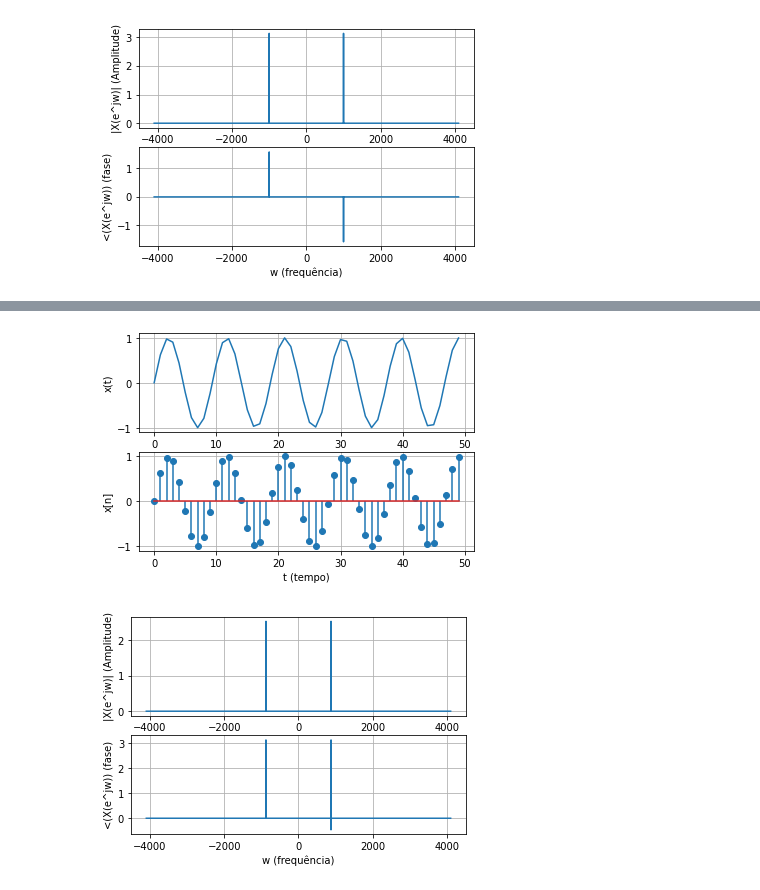
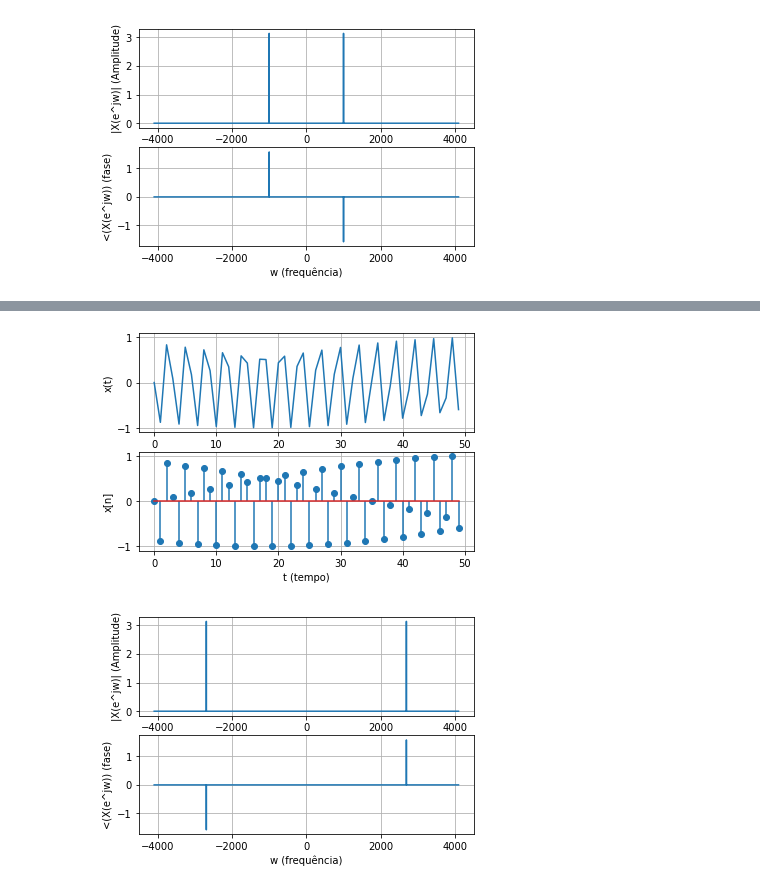
Before and after one commit to thamiress-t/Projeto-1-PDS, a Jupyter notebook: Script/Projeto 1 - PDS (comentado).ipynb, the cells around one changed output, grey strips where cells are left out. Saved outputs shown, nothing was run; the diff lists cells and outputs as text; code cells hidden in the pictures.

```diff
--- a/Script/Projeto 1 - PDS (comentado).ipynb
+++ b/Script/Projeto 1 - PDS (comentado).ipynb
@@ -141,14 +141,14 @@ mag6,fase6,w = ctfts(xn6,1/8192)
 # %%
 #o0 = 5500
-n7,xn7 =generator(5500)
+n7,xn7 =generator(2*np.pi*5500)
 plotting(n7,xn7)
 # %% [output]
-[figure, old version]
+[figure, new version]
 # %%
 #Transformada de Fourier de Tempo Continuo
 mag7,fase7,w = ctfts(xn7,1/8192)
 # %% [output]
-[figure, old version]
+[figure, new version]
 # %%
 from IPython.display import Audio
 from scipy.io.wavfile import write
```
Also changed, not shown: parts of 12 cells of this notebook.
